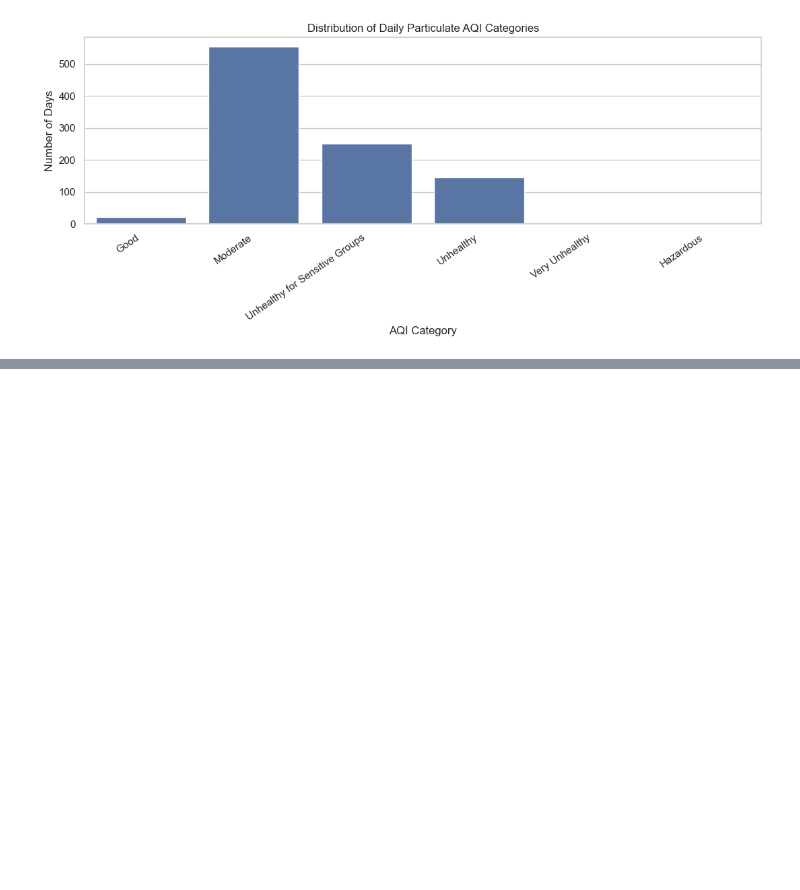
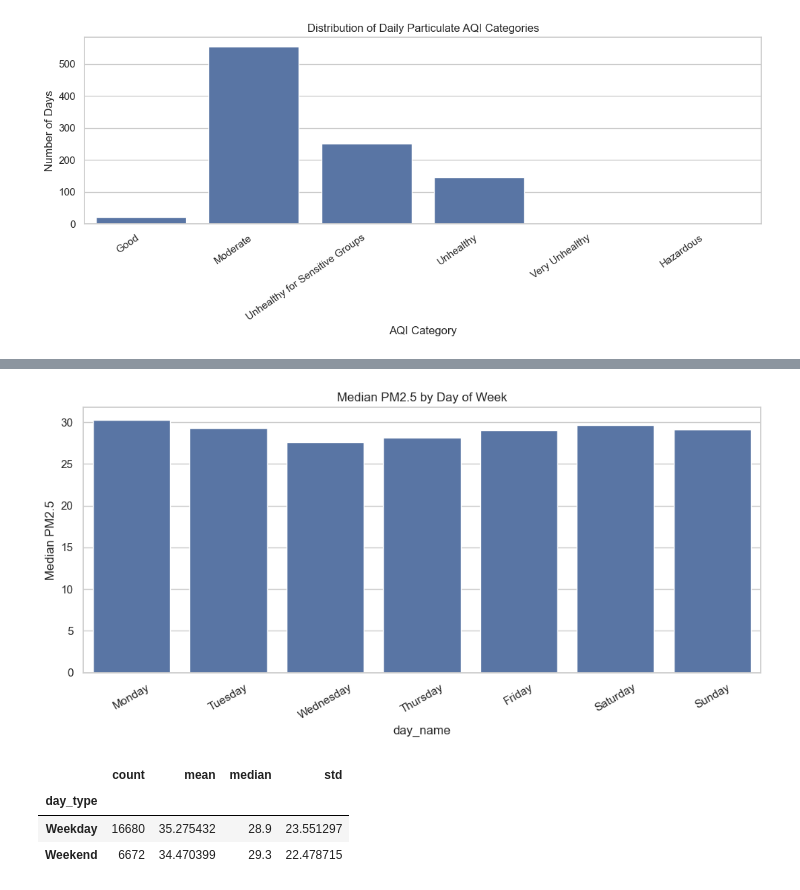
Before and after one commit to rubeshnpl13/Kathmandu-Air-Quality-Intelligence, a Jupyter notebook: notebooks/04_exploratory_data_analysis.ipynb, the cells around one changed output, grey strips where cells are left out. Cells and saved outputs as stored; diff of their text form; code cells hidden in the pictures; blank space fills up the shorter version.

```diff
--- a/notebooks/04_exploratory_data_analysis.ipynb
+++ b/notebooks/04_exploratory_data_analysis.ipynb
@@ -406,0 +535,12 @@ plt.show()
+# %%
+dow_pm25 = (
+    hourly
+    .groupby('day_name', observed=False)['pm25']
+    .agg([
+        'mean',
+        'median'
+    ])
+    .reindex(day_order)
+)
+
+dow_pm25
@@ -406,0 +557,38 @@ plt.show()
+# %%
+plt.figure(figsize=(10, 5))
+
+sns.barplot(
+    x=dow_pm25.index,
+    y=dow_pm25['median']
+)
+
+plt.xticks(rotation=30)
+
+plt.title(
+    'Median PM2.5 by Day of Week'
+)
+
+plt.ylabel('Median PM2.5')
+
+plt.tight_layout()
+plt.show()
+# %% [output]
+[figure, added]
+# %%
+weekday_weekend = (
+    hourly
+    .groupby('day_type')['pm25']
+    .agg([
+        'count',
+        'mean',
+        'median',
+        'std'
+    ])
+)
+
+weekday_weekend
+# %% [output]
+|  | count | mean | median | std |
+| day_type |  |  |  |  |
+| Weekday | 16680 | 35.275432 | 28.9 | 23.551297 |
+| Weekend | 6672 | 34.470399 | 29.3 | 22.478715 |
```
Also changed, not shown: parts of 11 cells of this notebook.
